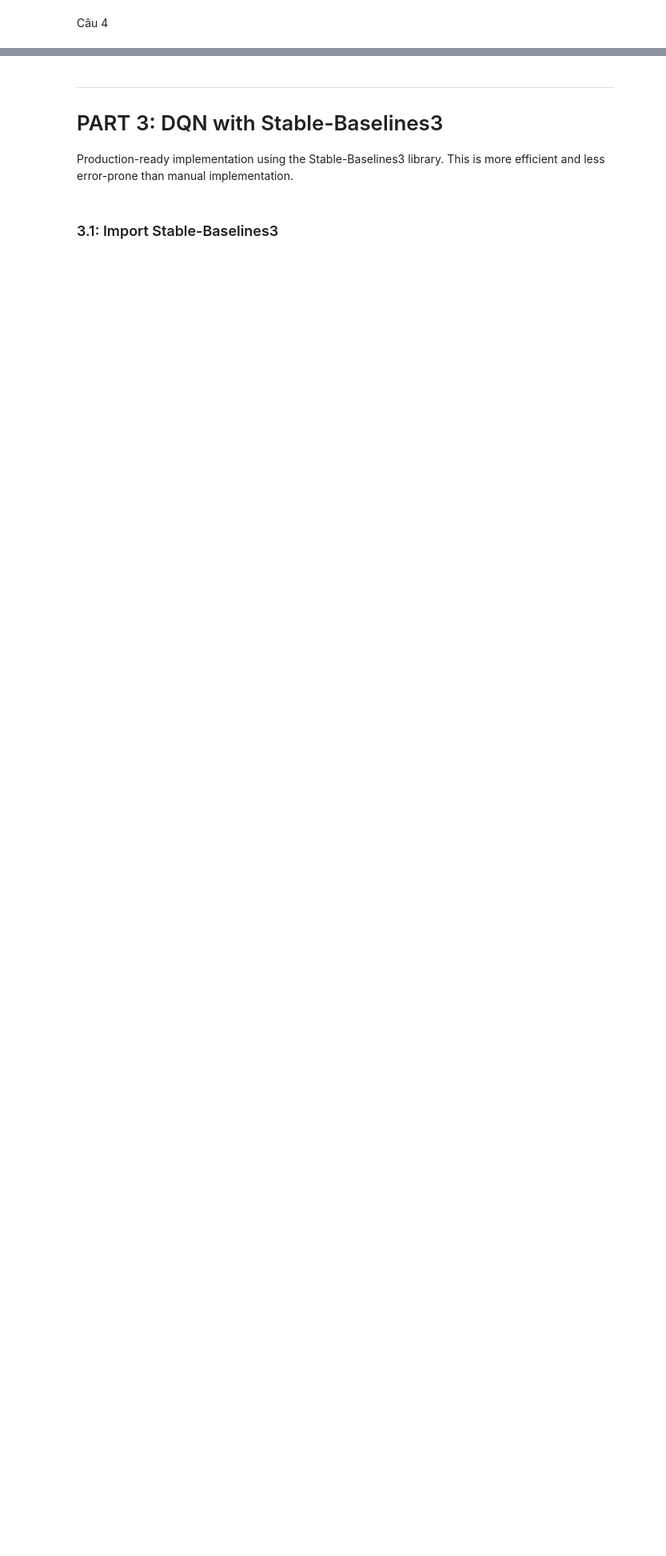
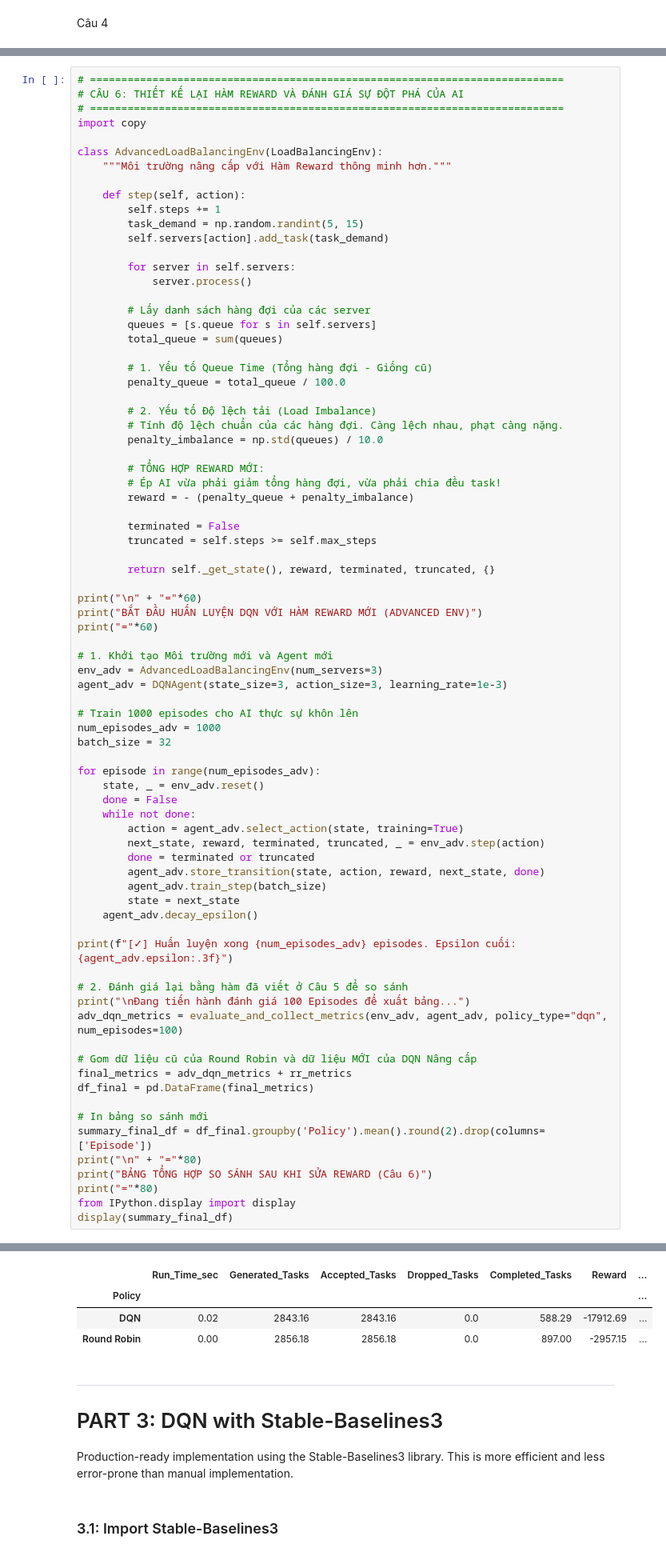
Before and after one commit to jkay2005/Lab3, a Jupyter notebook: Lab3.2-st.ipynb, the cells around one changed output, grey strips where cells are left out. Shown at 80% size. Drawn from its saved outputs; the diff is of its cells as text; blank space fills up the shorter version.

```diff
--- a/Lab3.2-st.ipynb
+++ b/Lab3.2-st.ipynb
@@ -937,0 +1094,79 @@ plt.close(fig)  # Free figure memory
+# %%
+# ============================================================================
+# CÂU 6: THIẾT KẾ LẠI HÀM REWARD VÀ ĐÁNH GIÁ SỰ ĐỘT PHÁ CỦA AI
+# ============================================================================
+import copy
+
+class AdvancedLoadBalancingEnv(LoadBalancingEnv):
+    """Môi trường nâng cấp với Hàm Reward thông minh hơn."""
+
+    def step(self, action):
+        self.steps += 1
+        task_demand = np.random.randint(5, 15)
+        self.servers[action].add_task(task_demand)
+
+        for server in self.servers:
+            server.process()
+
+        # Lấy danh sách hàng đợi của các server
+        queues = [s.queue for s in self.servers]
+        total_queue = sum(queues)
+
+        # 1. Yếu tố Queue Time (Tổng hàng đợi - Giống cũ)
+        penalty_queue = total_queue / 100.0
+
+        # 2. Yếu tố Độ lệch tải (Load Imbalance)
+        # Tính độ lệch chuẩn của các hàng đợi. Càng lệch nhau, phạt càng nặng.
+        penalty_imbalance = np.std(queues) / 10.0
+
+        # TỔNG HỢP REWARD MỚI:
+        # Ép AI vừa phải giảm tổng hàng đợi, vừa phải chia đều task!
+        reward = - (penalty_queue + penalty_imbalance)
+
+        terminated = False
+        truncated = self.steps >= self.max_steps
+
+        return self._get_state(), reward, terminated, truncated, {}
+
+print("\n" + "="*60)
+print("BẮT ĐẦU HUẤN LUYỆN DQN VỚI HÀM REWARD MỚI (ADVANCED ENV)")
+print("="*60)
+
+# 1. Khởi tạo Môi trường mới và Agent mới
+env_adv = AdvancedLoadBalancingEnv(num_servers=3)
+agent_adv = DQNAgent(state_size=3, action_size=3, learning_rate=1e-3)
+
+# Train 1000 episodes cho AI thực sự khôn lên
+num_episodes_adv = 1000
+batch_size = 32
+
+for episode in range(num_episodes_adv):
+    state, _ = env_adv.reset()
+    done = False
+    while not done:
+        action = agent_adv.select_action(state, training=True)
+        next_state, reward, terminated, truncated, _ = env_adv.step(action)
+        done = terminated or truncated
+        agent_adv.store_transition(state, action, reward, next_state, done)
+        agent_adv.train_step(batch_size)
+        state = next_state
+    agent_adv.decay_epsilon()
+
+print(f"[✓] Huấn luyện xong {num_episodes_adv} episodes. Epsilon cuối: {agent_adv.epsilon:.3f}")
+
+# 2. Đánh giá lại bằng hàm đã viết ở Câu 5 để so sánh
+print("\nĐang tiến hành đánh giá 100 Episodes để xuất bảng...")
+adv_dqn_metrics = evaluate_and_collect_metrics(env_adv, agent_adv, policy_type="dqn", num_episodes=100)
+
+# Gom dữ liệu cũ của Round Robin và dữ liệu MỚI của DQN Nâng cấp
+final_metrics = adv_dqn_metrics + rr_metrics
+df_final = pd.DataFrame(final_metrics)
+
+# In bảng so sánh mới
+summary_final_df = df_final.groupby('Policy').mean().round(2).drop(columns=['Episode'])
+print("\n" + "="*80)
+print("BẢNG TỔNG HỢP SO SÁNH SAU KHI SỬA REWARD (Câu 6)")
+print("="*80)
+from IPython.display import display
+display(summary_final_df)
+# %% [output]
@@ -938,3 +1184,7 @@ plt.close(fig)  # Free figure memory
+|  | Run_Time_sec | Generated_Tasks | Accepted_Tasks | Dropped_Tasks | Completed_Tasks | Reward | ... |
+| Policy |  |  |  |  |  |  | ... |
+| DQN | 0.02 | 2843.16 | 2843.16 | 0.0 | 588.29 | -17912.69 | ... |
+| Round Robin | 0.00 | 2856.18 | 2856.18 | 0.0 | 897.00 | -2957.15 | ... |
 # %% [markdown]
 ---
 
```
Also changed, not shown: parts of 6 cells of this notebook, 1 other file.
